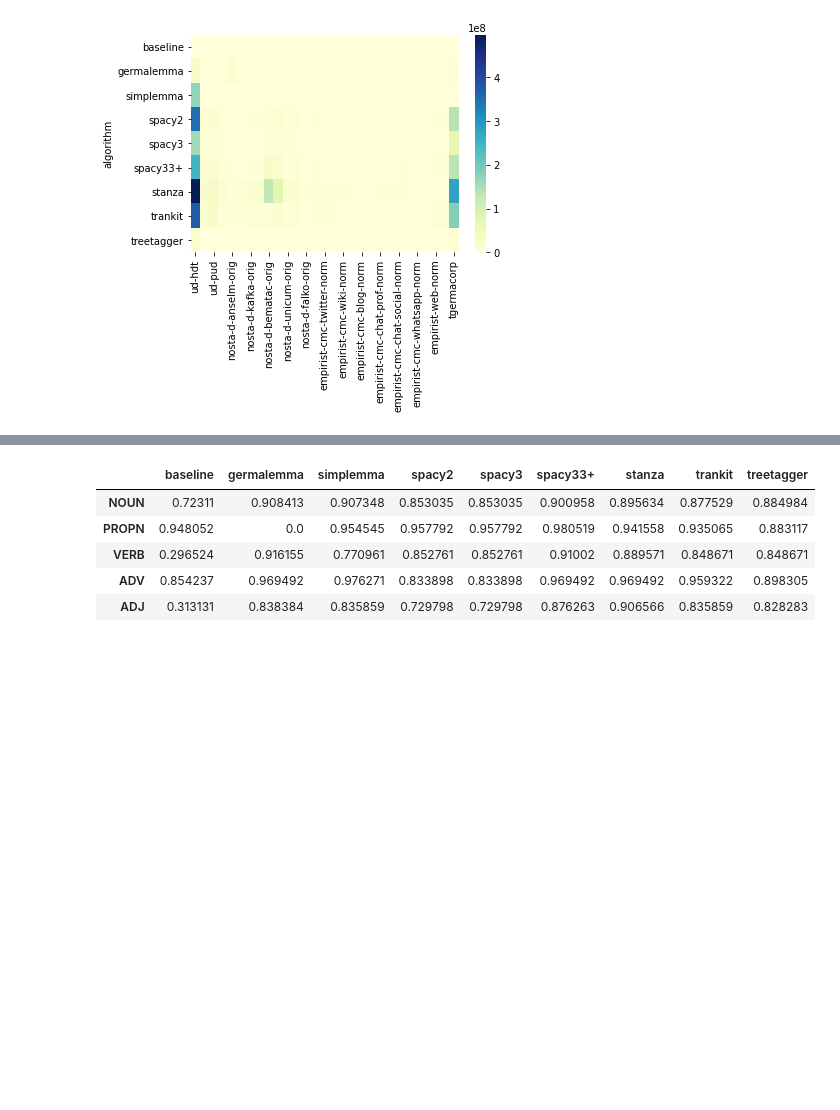
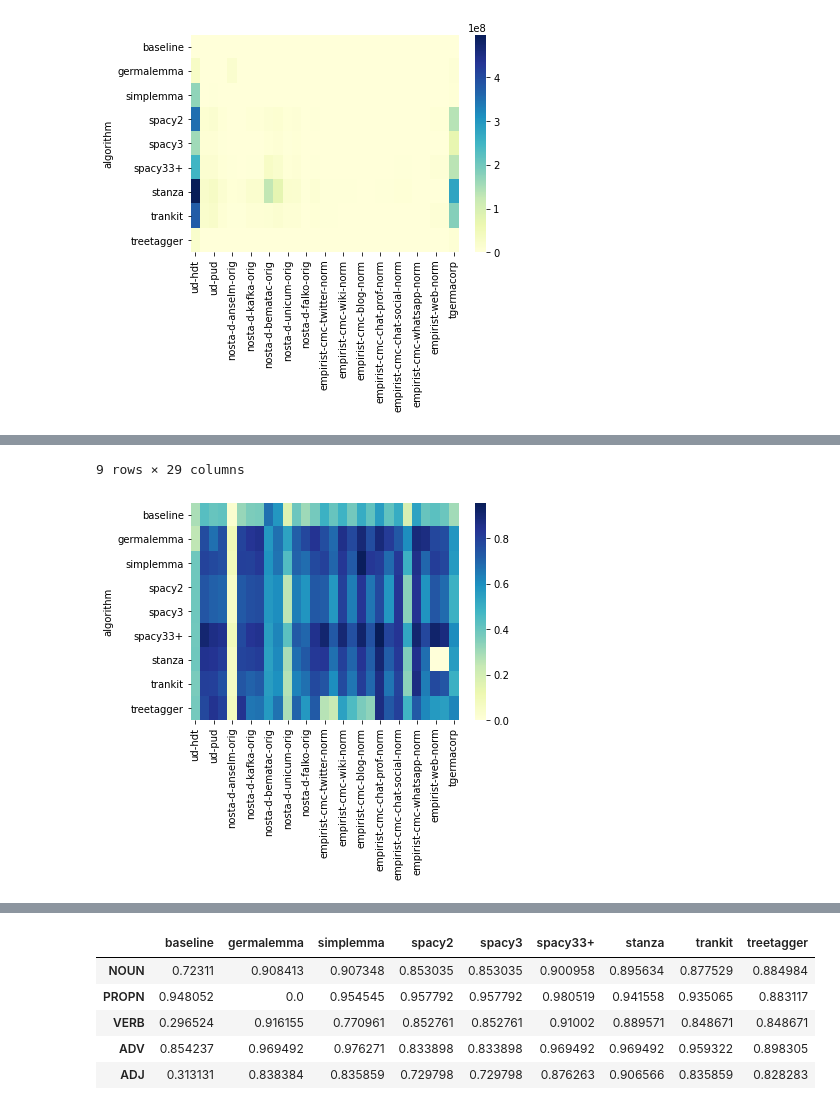
Before and after one commit to zentrum-lexikographie/eval-de-lemma, a Jupyter notebook: nbs/evaluation.ipynb, the cells around one changed output, grey strips where cells are left out. Saved outputs shown, nothing was run; the diff lists cells and outputs as text; code cells hidden in the pictures; blank space fills up the shorter version.

```diff
--- a/nbs/evaluation.ipynb
+++ b/nbs/evaluation.ipynb
@@ -214,3 +288,7 @@ generate_table(data, 'memory_peak')
 | treetagger | 20562665.0 | 952248.0 | 1342882.0 | 322648.0 | 90312.0 | 90613.0 | ... |
 9 rows × 29 columns
 [figure]
+# %%
+# recall
+generate_table(data, ['metrics','overall','adj_recall'])
+# %% [output]
@@ -216,0 +306,2 @@ generate_table(data, 'memory_peak')
+9 rows × 29 columns
+[figure, added]
```
Also changed, not shown: parts of 12 cells of this notebook.
